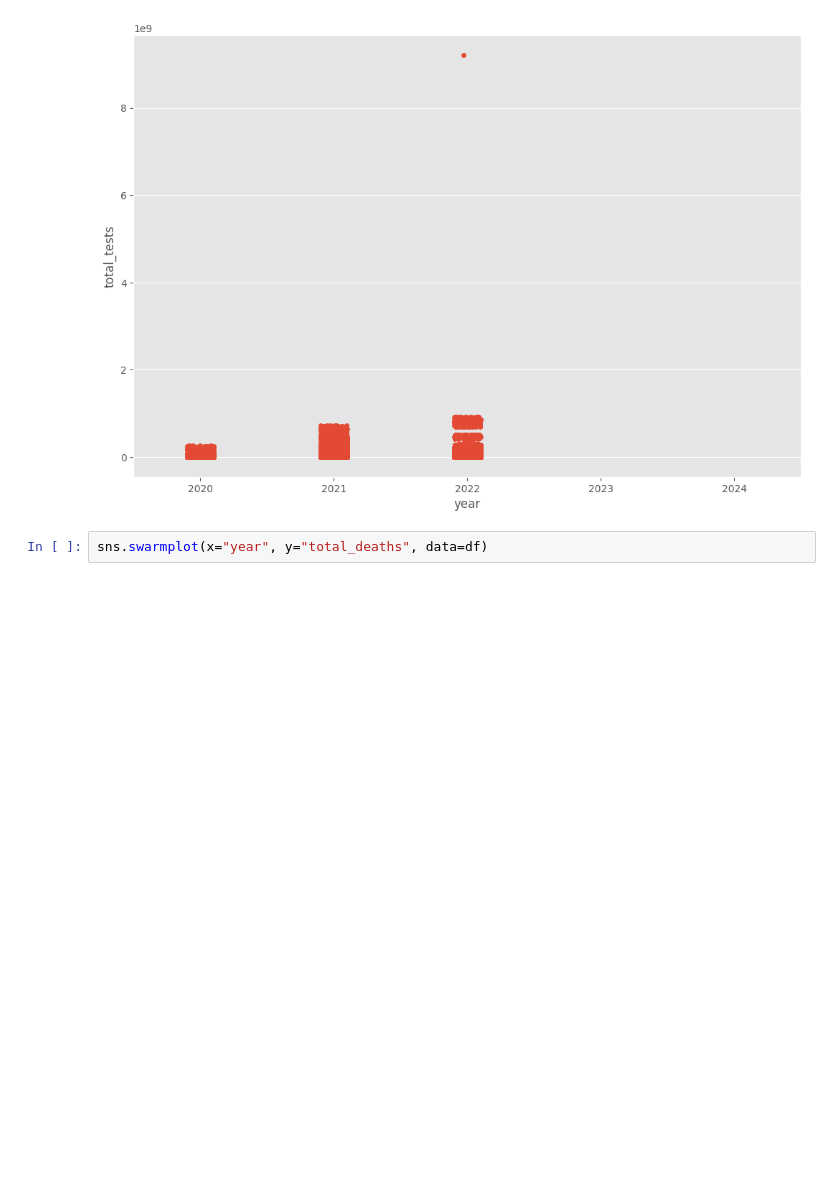
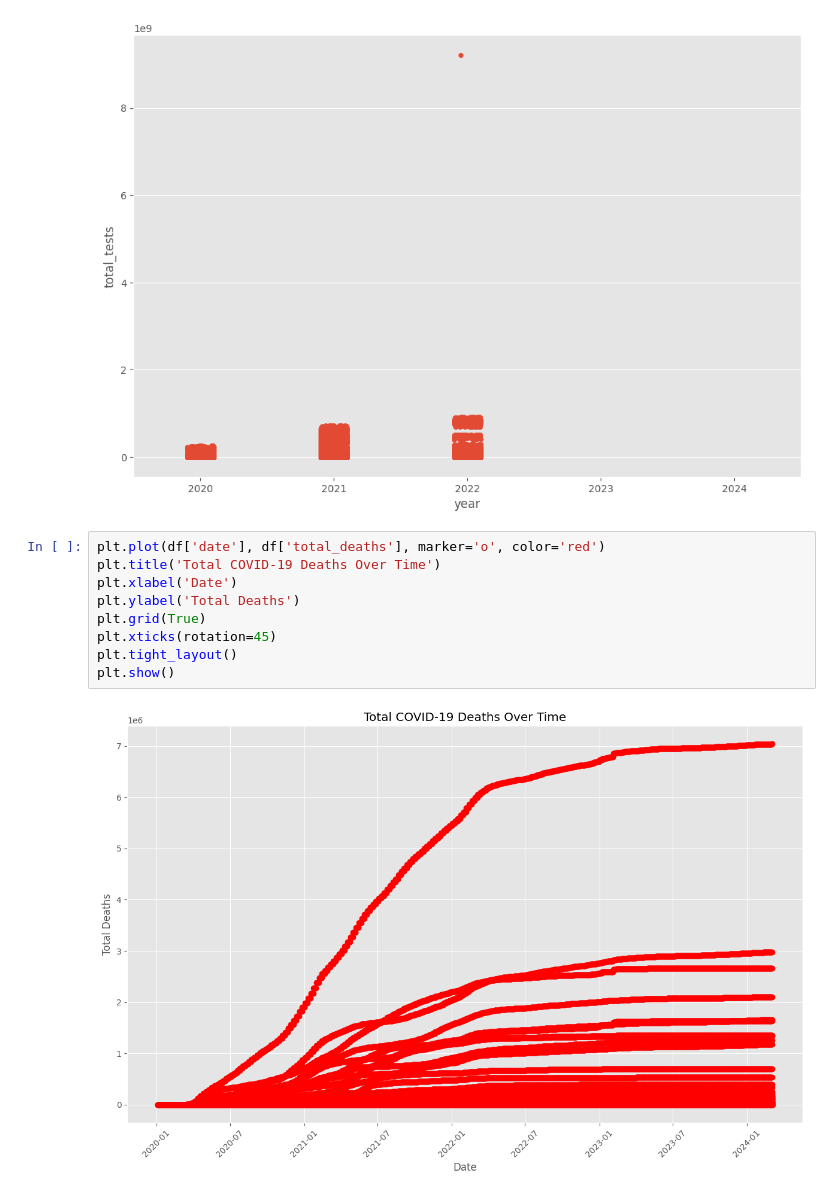
Before and after one commit to JACKSPARROWbts/DS_ML_AI_Universe, a Jupyter notebook: CovidDataAnalysis.ipynb, the cells around one changed output. Drawn from its saved outputs; the diff is of its cells as text; blank space fills up the shorter version.

Commit message:
Added dashboards and charts

```diff
--- a/CovidDataAnalysis.ipynb
+++ b/CovidDataAnalysis.ipynb
@@ -219,5 +219,14 @@ sns.stripplot(x="year", y="total_tests", data=df)
 # %% [output]
 <Axes: xlabel='year', ylabel='total_tests'>
 [figure]
-# %%
-sns.swarmplot(x="year", y="total_deaths", data=df)
+# %%
+plt.plot(df['date'], df['total_deaths'], marker='o', color='red')
+plt.title('Total COVID-19 Deaths Over Time')
+plt.xlabel('Date')
+plt.ylabel('Total Deaths')
+plt.grid(True)
+plt.xticks(rotation=45)
+plt.tight_layout()
+plt.show()
+# %% [output]
+[figure, added]
```
Also changed, not shown: parts of 1 cell of this notebook, 4 other files.
